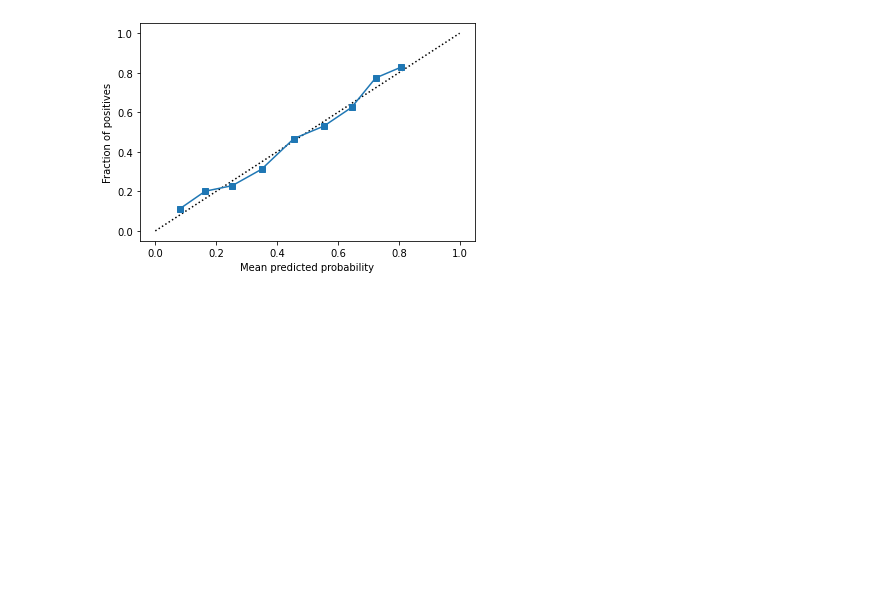
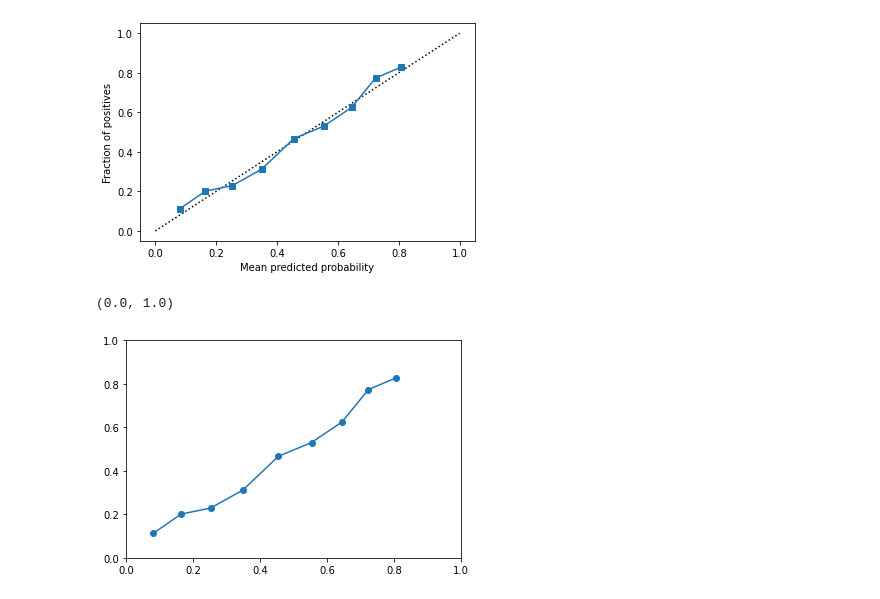
Before and after one commit to ystreicher/SpotifyNEM2022, a Jupyter notebook: notebooks/exp006_logistic.ipynb, the cells around one changed output. Saved outputs shown, nothing was run; the diff lists cells and outputs as text; code cells hidden in the pictures; blank space fills up the shorter version.

```diff
--- a/notebooks/exp006_logistic.ipynb
+++ b/notebooks/exp006_logistic.ipynb
@@ -211,3 +211,11 @@ disp.plot()
 # %% [output]
 <sklearn.calibration.CalibrationDisplay at 0x...>
 [figure]
+# %%
+plt.plot(prob_pred, prob_true, marker='o')
+plt.plot(0, 1)
+plt.xlim([0, 1])
+plt.ylim([0, 1])
+# %% [output]
+(0.0, 1.0)
+[figure, added]
```
Also changed, not shown: 1 other file.
